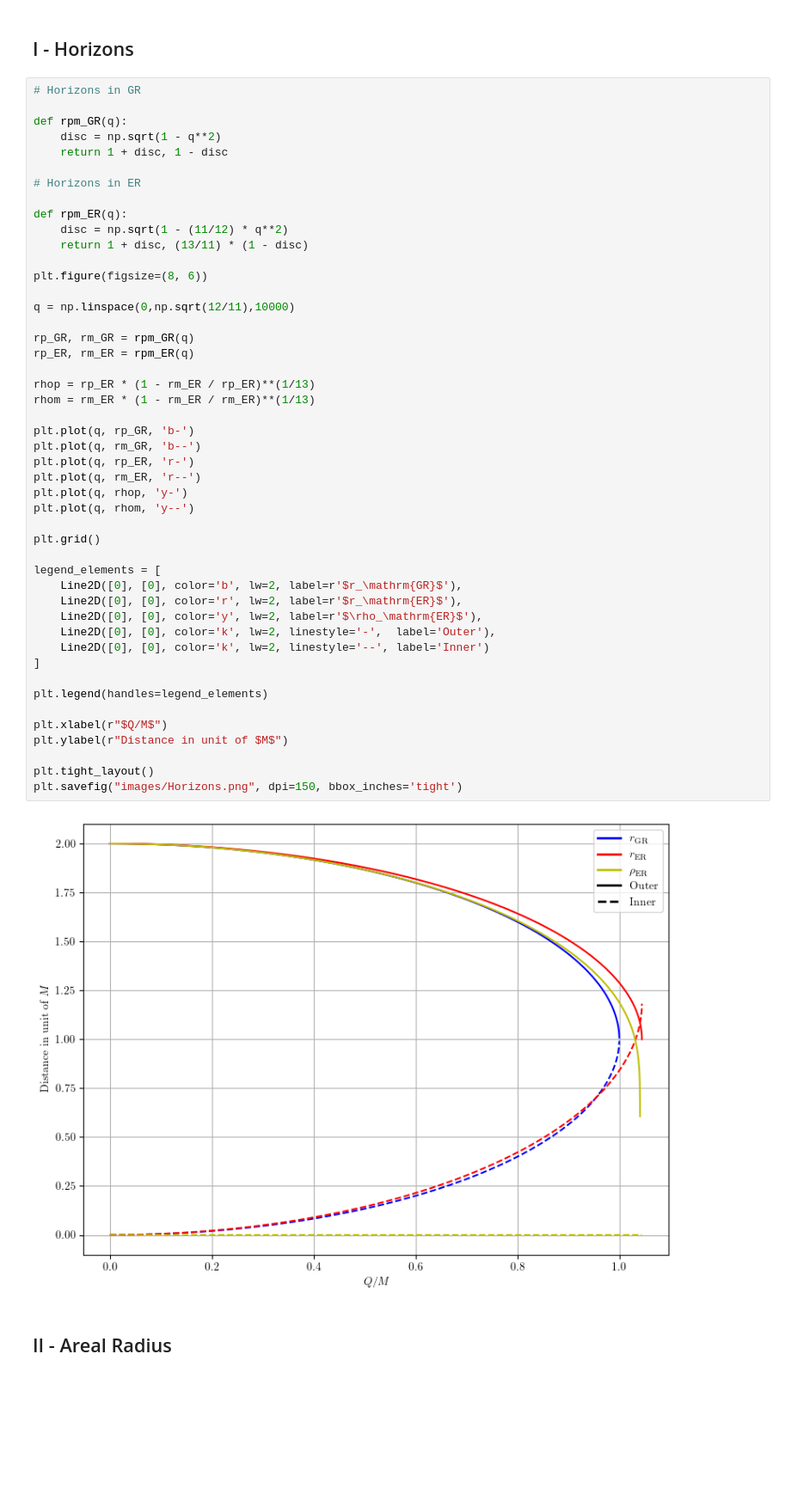
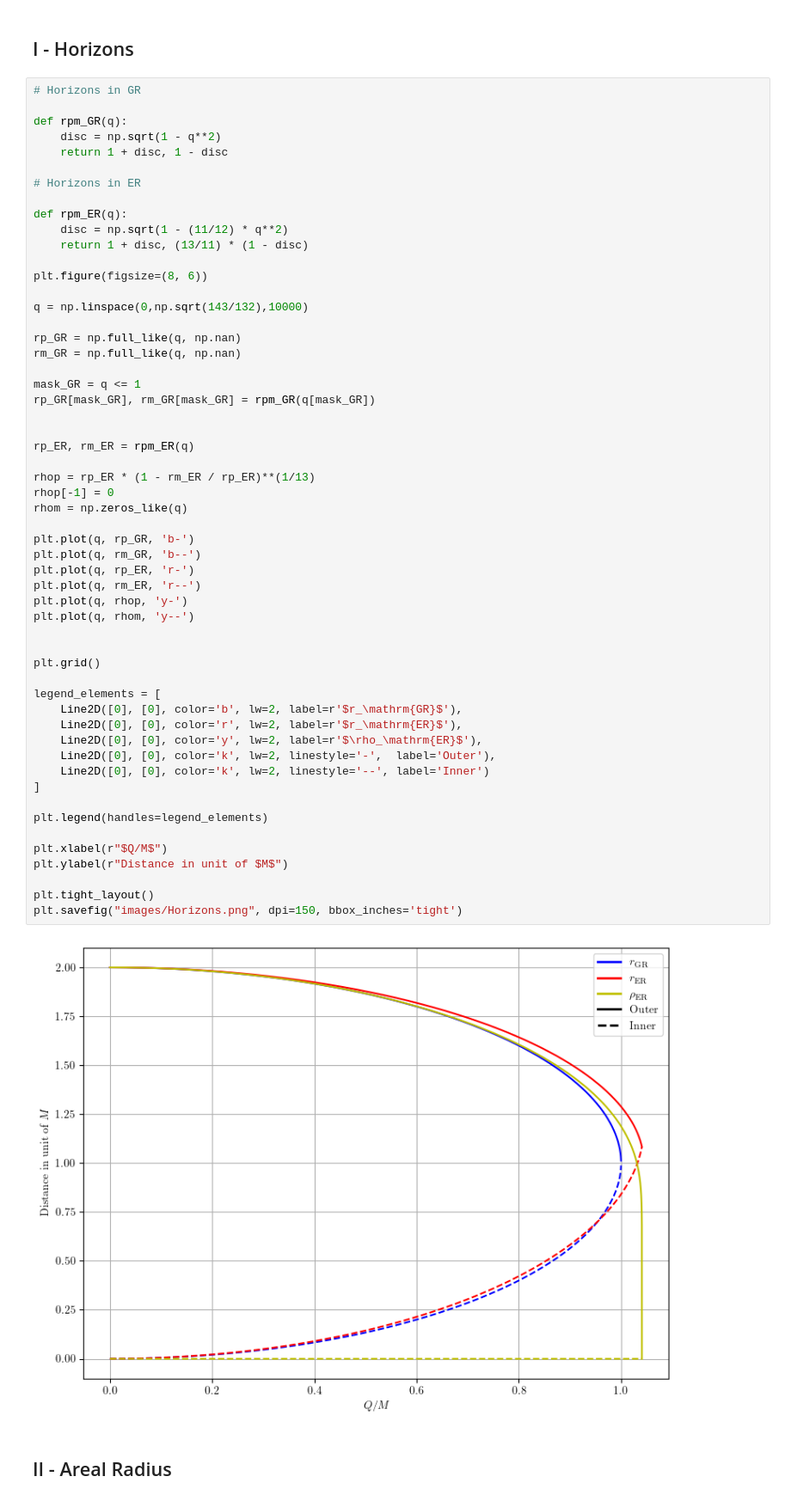
Before and after one commit to ArnaudCrepinge/M2Internship, a Jupyter notebook: Code/SimpleFigures.ipynb, the cells around one changed output. Shown at 86% size. Cells and saved outputs as stored; diff of their text form; blank space fills up the shorter version.

```diff
--- a/Code/SimpleFigures.ipynb
+++ b/Code/SimpleFigures.ipynb
@@ -35,40 +35,48 @@ def rpm_ER(q):
 
 plt.figure(figsize=(8, 6))
 
-q = np.linspace(0,np.sqrt(12/11),10000)
+q = np.linspace(0,np.sqrt(143/132),10000)
 
-rp_GR, rm_GR = rpm_GR(q)
+rp_GR = np.full_like(q, np.nan)
+rm_GR = np.full_like(q, np.nan)
+
+mask_GR = q <= 1
+rp_GR[mask_GR], rm_GR[mask_GR] = rpm_GR(q[mask_GR])
+
+
 rp_ER, rm_ER = rpm_ER(q)
 
 rhop = rp_ER * (1 - rm_ER / rp_ER)**(1/13)
-rhom = rm_ER * (1 - rm_ER / rm_ER)**(1/13)
+rhop[-1] = 0
+rhom = np.zeros_like(q)
 
 plt.plot(q, rp_GR, 'b-')
 plt.plot(q, rm_GR, 'b--')
 plt.plot(q, rp_ER, 'r-')
 plt.plot(q, rm_ER, 'r--')
 plt.plot(q, rhop, 'y-')
 plt.plot(q, rhom, 'y--')
+
 
 plt.grid()
 
 legend_elements = [
     Line2D([0], [0], color='b', lw=2, label=r'$r_\mathrm{GR}$'),
     Line2D([0], [0], color='r', lw=2, label=r'$r_\mathrm{ER}$'),
     Line2D([0], [0], color='y', lw=2, label=r'$\rho_\mathrm{ER}$'),
     Line2D([0], [0], color='k', lw=2, linestyle='-',  label='Outer'),
     Line2D([0], [0], color='k', lw=2, linestyle='--', label='Inner')
 ]
 
 plt.legend(handles=legend_elements)
 
 plt.xlabel(r"$Q/M$")
 plt.ylabel(r"Distance in unit of $M$")
 
 plt.tight_layout()
 plt.savefig("images/Horizons.png", dpi=150, bbox_inches='tight')
 # %% [output]
-[figure, old version]
+[figure, new version]
 # %% [markdown]
 ## II - Areal Radius
 # %%
```
Also changed, not shown: parts of 3 cells of this notebook, 9 other files.
